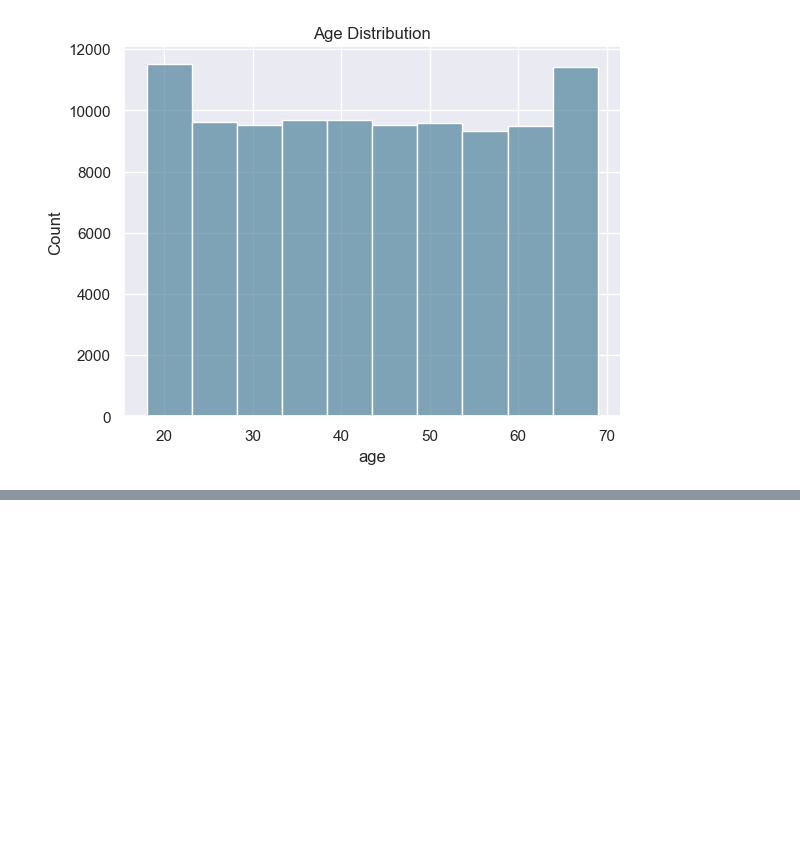
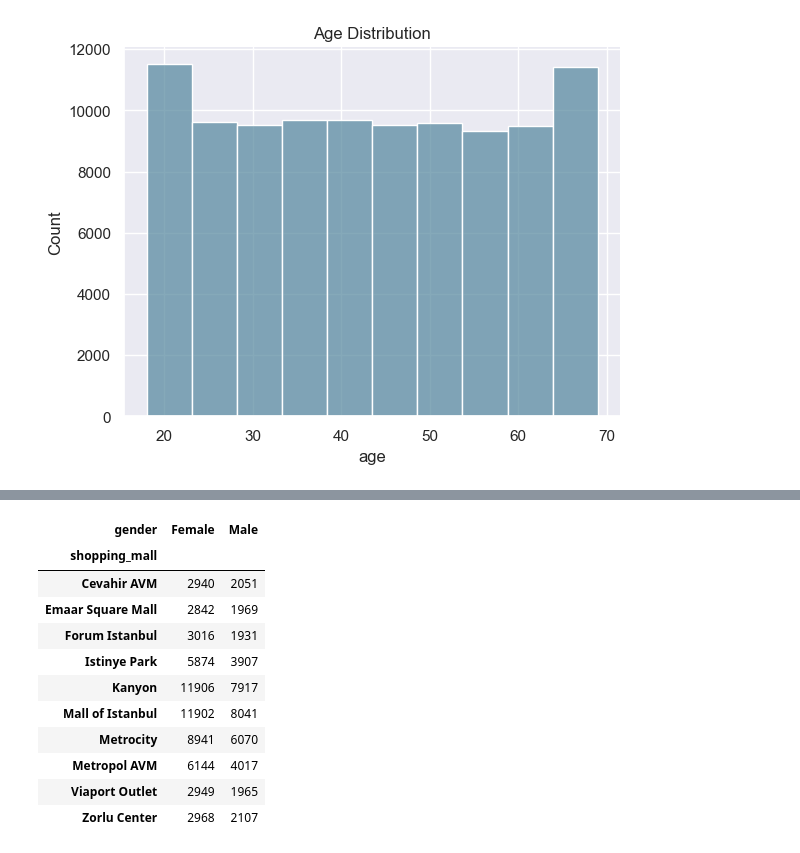
Before and after one commit to Scorpgodwest/customer-analysis, a Jupyter notebook: customer_analysis.ipynb, the cells around one changed output, grey strips where cells are left out. Drawn from its saved outputs; the diff is of its cells as text; code cells hidden in the pictures; blank space fills up the shorter version.

```diff
--- a/customer_analysis.ipynb
+++ b/customer_analysis.ipynb
@@ -186,2 +179,17 @@ array([[<Axes: >, <Axes: >],
 # %%
-?
+gender_gap_mall = full_df.groupby(['shopping_mall', 'gender'], as_index=False)['customer_id'].count() \
+                         .pivot(index='shopping_mall', columns='gender', values='customer_id')
+gender_gap_mall
+# %% [output]
+| gender | Female | Male |
+| shopping_mall |  |  |
+| Cevahir AVM | 2940 | 2051 |
+| Emaar Square Mall | 2842 | 1969 |
+| Forum Istanbul | 3016 | 1931 |
+| Istinye Park | 5874 | 3907 |
+| Kanyon | 11906 | 7917 |
+| Mall of Istanbul | 11902 | 8041 |
+| Metrocity | 8941 | 6070 |
+| Metropol AVM | 6144 | 4017 |
+| Viaport Outlet | 2949 | 1965 |
+| Zorlu Center | 2968 | 2107 |
```
Also changed, not shown: parts of 6 cells of this notebook.
